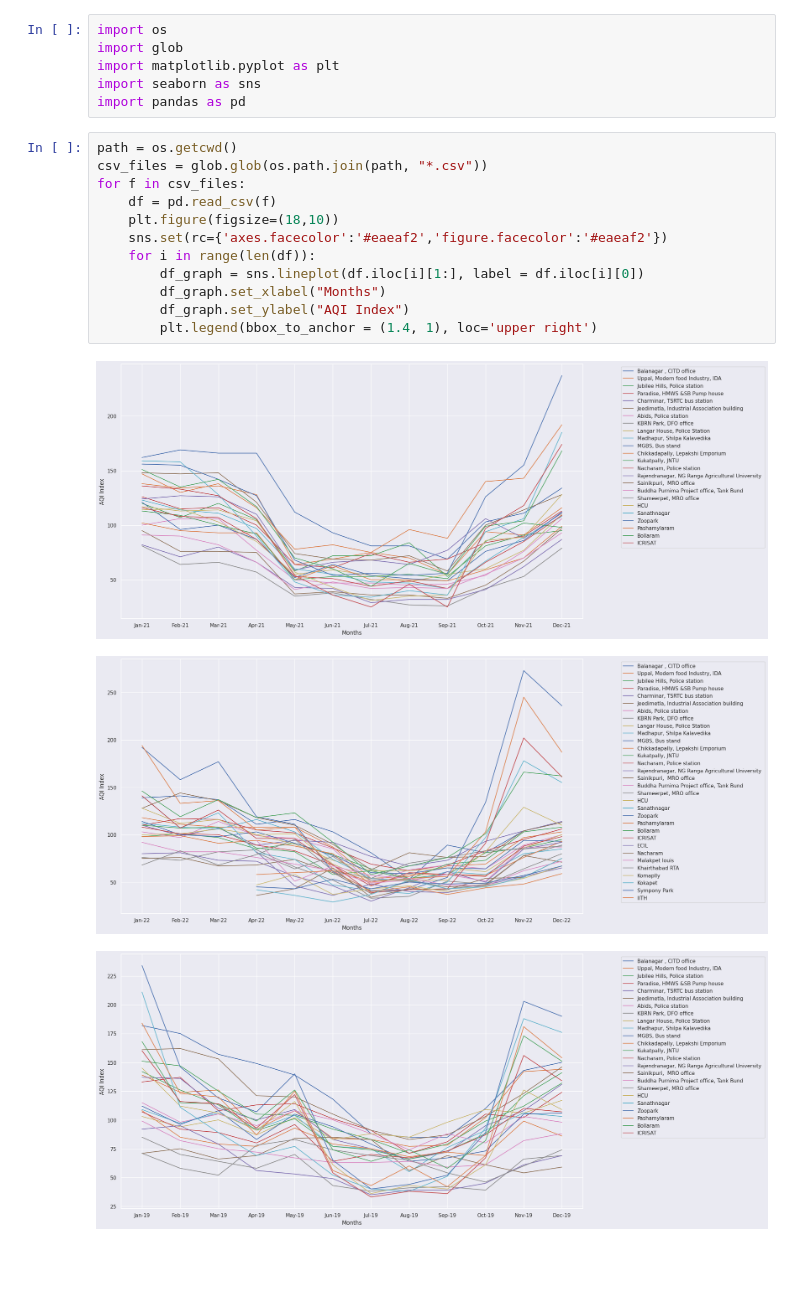
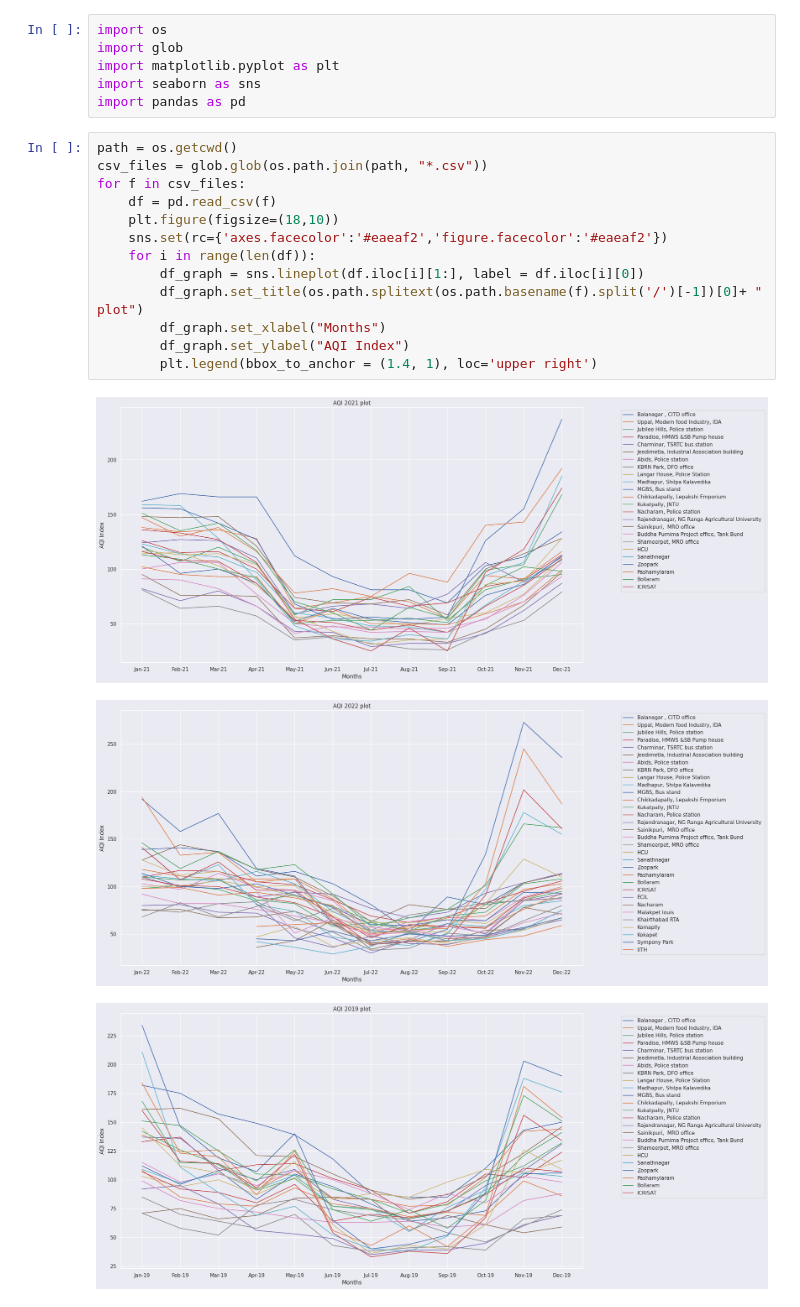
Before and after one commit to raghav-i/climate-change-hackathon, a Jupyter notebook: visualizations/AQI/aqi-visualization.ipynb, the cells around one changed output. Saved outputs shown, nothing was run; the diff lists cells and outputs as text; blank space fills up the shorter version.

```diff
--- a/visualizations/AQI/aqi-visualization.ipynb
+++ b/visualizations/AQI/aqi-visualization.ipynb
@@ -7,16 +7,17 @@ import pandas as pd
 # %%
 path = os.getcwd()
 csv_files = glob.glob(os.path.join(path, "*.csv"))
 for f in csv_files:
     df = pd.read_csv(f)
     plt.figure(figsize=(18,10))
     sns.set(rc={'axes.facecolor':'#eaeaf2','figure.facecolor':'#eaeaf2'})
     for i in range(len(df)):
         df_graph = sns.lineplot(df.iloc[i][1:], label = df.iloc[i][0])
+        df_graph.set_title(os.path.splitext(os.path.basename(f).split('/')[-1])[0]+ " plot")
         df_graph.set_xlabel("Months")
         df_graph.set_ylabel("AQI Index")
         plt.legend(bbox_to_anchor = (1.4, 1), loc='upper right')
 # %% [output]
-[figure, old version]
+[figure, new version]
-[figure, old version]
+[figure, new version]
-[figure, old version]
+[figure, new version]
```
Also changed, not shown: parts of 1 cell of this notebook, 1 other file.
